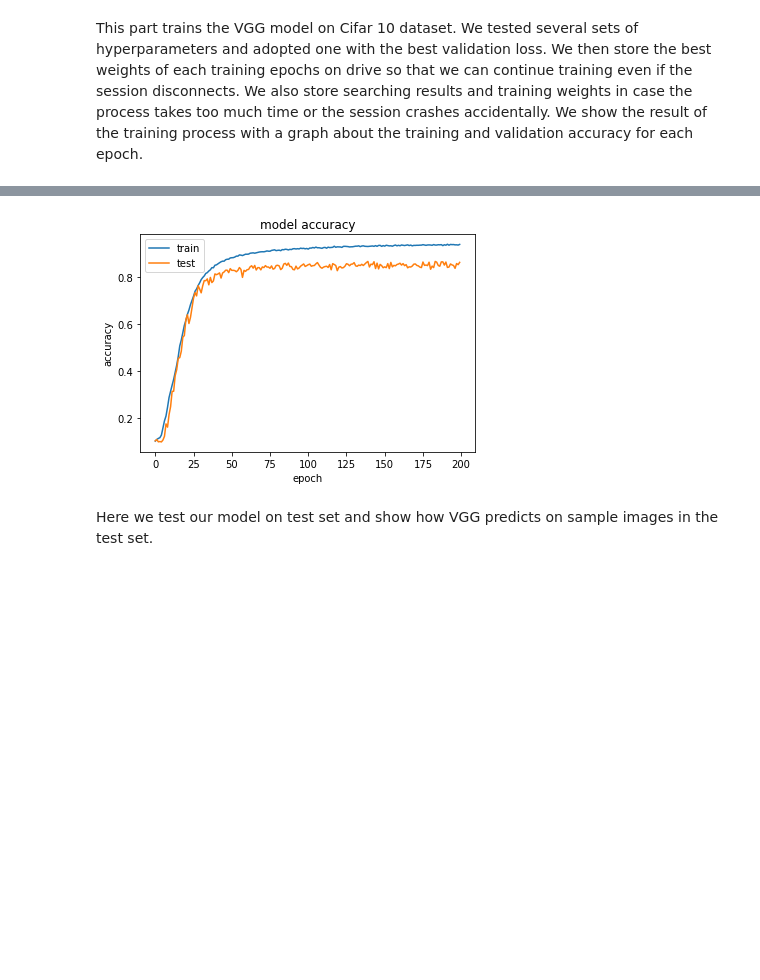
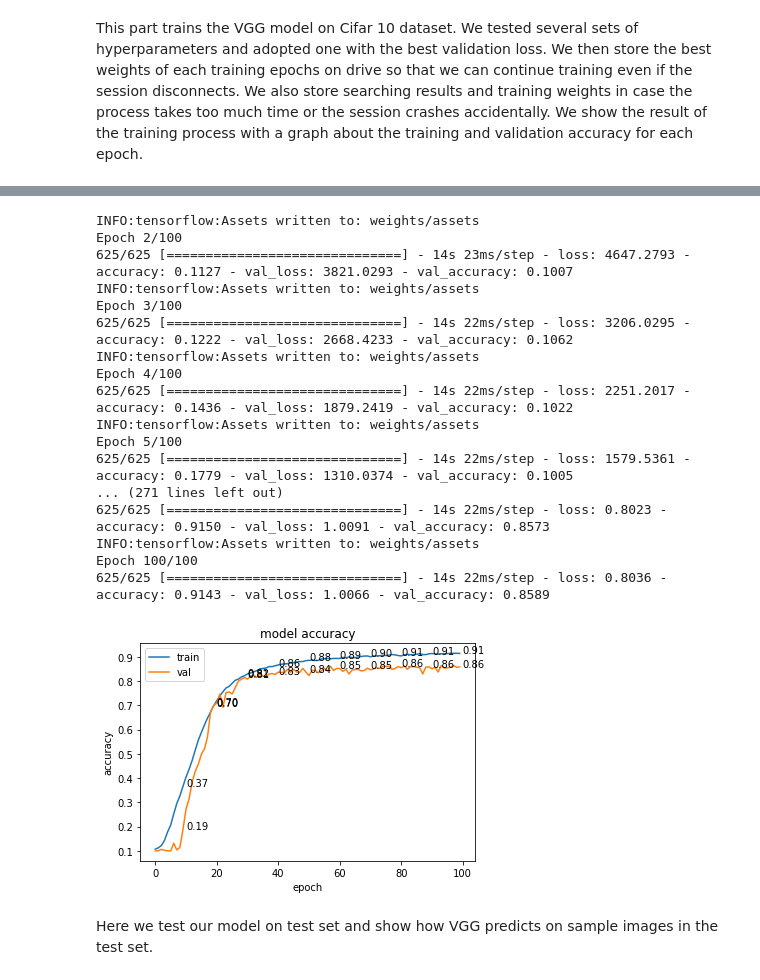
Before and after one commit to lnblanke/ML, a Jupyter notebook: cv/VGG/VGG.ipynb, the cells around one changed output, grey strips where cells are left out. Cells and saved outputs as stored; diff of their text form; code cells hidden in the pictures; blank space fills up the shorter version.

```diff
--- a/cv/VGG/VGG.ipynb
+++ b/cv/VGG/VGG.ipynb
@@ -75,14 +100,3 @@ def createVGG(type, weight_decay, dropout_rate):
     return model
 # %% [markdown]
 In this part of the program, we get the Cifar 10 dataset using tensorflow dataset and separate it into training set and test set.
-# %%
-# Set random state for reproducibility
-random_state = 4
-
-def get_data():
-    x, y = tfds.as_numpy(
-        tfds.load("cifar10", split = "train", shuffle_files = True, as_supervised = True, batch_size = -1))
-
-    return train_test_split(x, y, test_size = .2, random_state = random_state)
-
-train_x, test_x, train_y, test_y = get_data()
@@ -100,0 +103,20 @@ Use `tf.data.Dataset.get_single_element()`.
+# %%
+batch_size = 64
+
+def get_data():
+    (train_x, train_y), (test_x, test_y) = tf.keras.datasets.cifar10.load_data()
+
+    train_x = train_x / 255.0
+    test_x = test_x / 255.0
+
+    train_size = len(train_y) * 8 // 10
+
+    train = tf.data.Dataset.from_tensor_slices((train_x[:train_size],
+                                                train_y[:train_size])).shuffle(train_size).batch(batch_size)
+    val = tf.data.Dataset.from_tensor_slices((train_x[train_size:],
+                                              train_y[train_size:])).batch(batch_size)
+    test = tf.data.Dataset.from_tensor_slices((test_x, test_y)).batch(batch_size)
+
+    return train, val, test
+
+train, val, test = get_data()
@@ -102,22 +137,28 @@ Use `tf.data.Dataset.get_single_element()`.
 This part trains the VGG model on Cifar 10 dataset. We tested several sets of hyperparameters and adopted one with the best validation loss. We then store the best weights of each training epochs on drive so that we can continue training even if the session disconnects. We also store searching results and training weights in case the process takes too much time or the session crashes accidentally. We show the result of the training process with a graph about the training and validation accuracy for each epoch.
 # %%
 # Set a checkpoint to save weights
-cp = tf.keras.callbacks.ModelCheckpoint("/weights", monitor = "loss", verbose = 1, save_best_only = True, mode = "auto")
+cp = tf.keras.callbacks.ModelCheckpoint("weights", monitor = "loss", verbose = 0, save_best_only = True, mode = "auto")
 
 model = createVGG(19, 1.5, .3)
 model.compile(optimizer = tf.keras.optimizers.Adam(learning_rate = 1e-5),
     loss = tf.keras.losses.SparseCategoricalCrossentropy(), metrics = ["accuracy"])
 
 # We can use the existing data if the training process has started
-# model.load_weights("/weights")
+# model.load_weights("weights")
 
-history = model.fit(train_x, train_y, epochs = 200, validation_split = .2, batch_size = 64)
+history = model.fit(train, epochs = 100, validation_data = val, callbacks = [cp])
 
 plt.plot(history.history['accuracy'])
 plt.plot(history.history['val_accuracy'])
+
+for i, (acc, val_acc) in enumerate(zip(history.history['accuracy'], history.history['val_accuracy'])):
+    if (i + 1) % 10 == 0:
+        plt.annotate("{:.2f}".format(acc), xy = (i + 1, acc))
+        plt.annotate("{:.2f}".format(val_acc), xy = (i + 1, val_acc))
+
 plt.title('model accuracy')
 plt.ylabel('accuracy')
 plt.xlabel('epoch')
-plt.legend(['train', 'test'], loc = 'upper left')
+plt.legend(['train', 'val'], loc = 'upper left')
 plt.show()
 # %% [output]
@@ -141,4 +174,21 @@ Epoch 200/200
+INFO:tensorflow:Assets written to: weights/assets
+Epoch 2/100
+625/625 [==============================] - 14s 23ms/step - loss: 4647.2793 - accuracy: 0.1127 - val_loss: 3821.0293 - val_accuracy: 0.1007
+INFO:tensorflow:Assets written to: weights/assets
+Epoch 3/100
+625/625 [==============================] - 14s 22ms/step - loss: 3206.0295 - accuracy: 0.1222 - val_loss: 2668.4233 - val_accuracy: 0.1062
+INFO:tensorflow:Assets written to: weights/assets
+Epoch 4/100
+625/625 [==============================] - 14s 22ms/step - loss: 2251.2017 - accuracy: 0.1436 - val_loss: 1879.2419 - val_accuracy: 0.1022
+INFO:tensorflow:Assets written to: weights/assets
+Epoch 5/100
+625/625 [==============================] - 14s 22ms/step - loss: 1579.5361 - accuracy: 0.1779 - val_loss: 1310.0374 - val_accuracy: 0.1005
+... (271 lines left out)
+625/625 [==============================] - 14s 22ms/step - loss: 0.8023 - accuracy: 0.9150 - val_loss: 1.0091 - val_accuracy: 0.8573
+INFO:tensorflow:Assets written to: weights/assets
+Epoch 100/100
+625/625 [==============================] - 14s 22ms/step - loss: 0.8036 - accuracy: 0.9143 - val_loss: 1.0066 - val_accuracy: 0.8589
-[figure, old version]
+[figure, new version]
 # %% [markdown]
 Here we test our model on test set and show how VGG predicts on sample images in the test set.
 # %%
```
Also changed, not shown: parts of 7 cells of this notebook, 38 other files.
